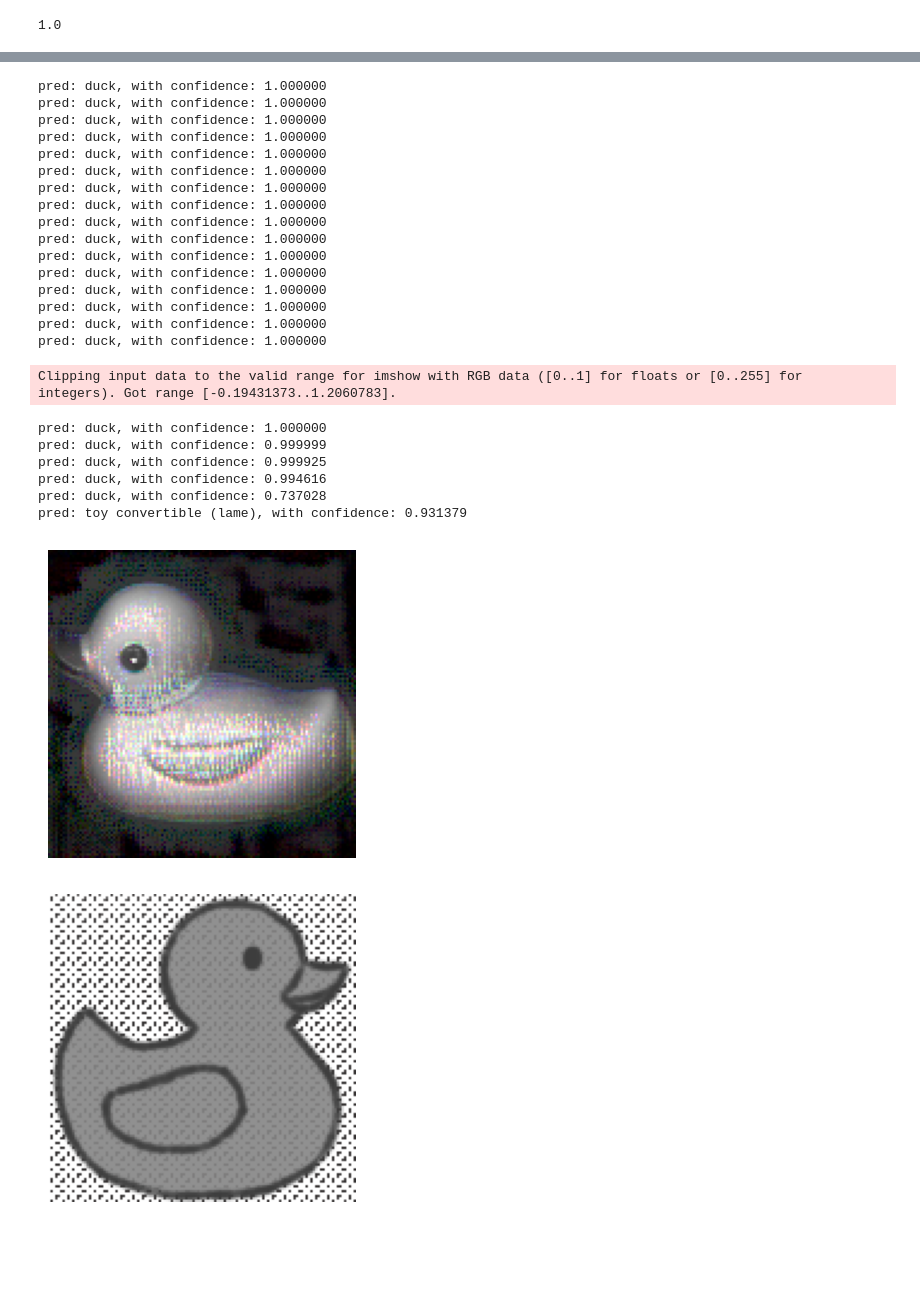
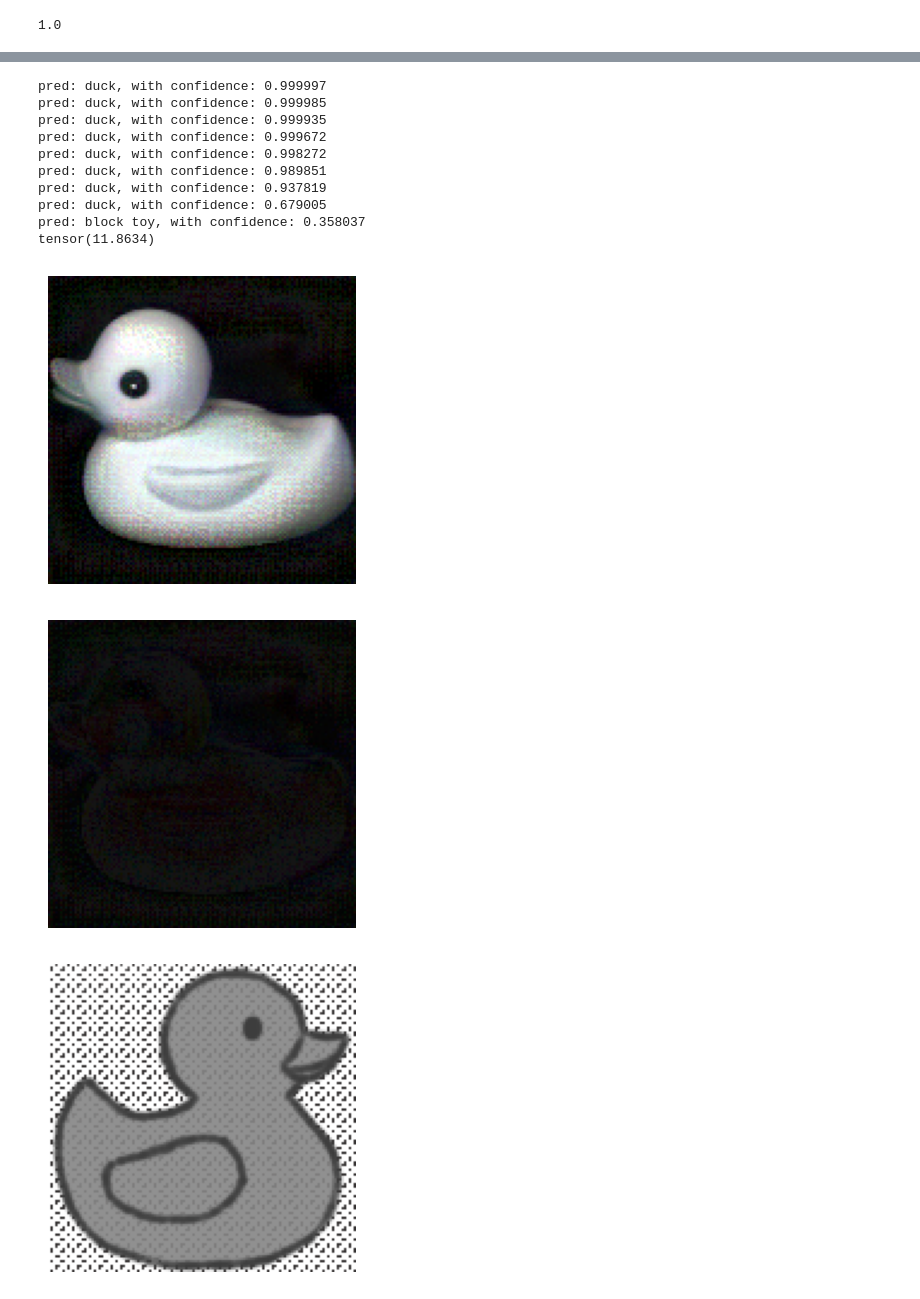
Before and after one commit to ameliamartinson/540-project-code, a Jupyter notebook: Coil20_simplified.ipynb, the cells around one changed output, grey strips where cells are left out. Saved outputs shown, nothing was run; the diff lists cells and outputs as text; code cells hidden in the pictures; blank space fills up the shorter version.

Commit message:
data gathering

```diff
--- a/Coil20_simplified.ipynb
+++ b/Coil20_simplified.ipynb
@@ -151,11 +151,14 @@ accuracy_history_valid = np.zeros(num_epochs)
 loss_fn = nn.CrossEntropyLoss()
 optimizer = torch.optim.Adam(model.parameters(), lr=1e-3)
 # %%
+torch.manual_seed(540)
+
+noise_std = 0.011
+
 for epoch in range(num_epochs):
     model.train()
     for x_batch, y_batch in train_images:
         # test adding noise:
-        noise_std = 0.05
         noise = torch.randn_like(x_batch)*noise_std
         x_batch = x_batch + noise
 
@@ -174,6 +177,8 @@ for epoch in range(num_epochs):
 
     model.eval()
     print(epoch)
+
+#torch.save(model.state_dict(), "prebuilts/coil20_{:.3f}.pth".format(noise_std))
 # %% [output]
 0
 1
@@ -306,7 +314,7 @@ def attack_sign(image_index, eps, n):
         grad_sign = torch.sign(image_grad)
         #perturbed_image = start_image + delta*image_grad
         perturbed_image = start_image + eps*grad_sign
-        #perturbed_image = torch.clamp(perturbed_image,0,1)
+        perturbed_image = torch.clamp(perturbed_image,0,1)
 
         output_pert = model(perturbed_image)
 
@@ -327,5 +335,8 @@ def attack_sign(image_index, eps, n):
             break
         start_image = perturbed_image.detach()
 
-    return start_image.squeeze(0).cpu().detach()
+    return_image = start_image.squeeze(0).cpu().detach()
+    diff_image = torch.abs(return_image - image_tensor)
+
+    return return_image, diff_image
 # %%
@@ -345,31 +363,21 @@ pred: toy convertible (lame), with confidence: 0.933686
 # %%
-image_attack_sign = attack_sign(0,0.01,200)
+image_attack_sign, diff_sign = attack_sign(0,0.01,200)
+print(torch.norm(diff_sign))
 display_image_tensor(image_attack_sign)
+display_image_tensor(diff_sign)
 # %% [output]
-pred: duck, with confidence: 1.000000
-pred: duck, with confidence: 1.000000
-pred: duck, with confidence: 1.000000
-pred: duck, with confidence: 1.000000
-pred: duck, with confidence: 1.000000
-pred: duck, with confidence: 1.000000
-pred: duck, with confidence: 1.000000
-pred: duck, with confidence: 1.000000
-pred: duck, with confidence: 1.000000
-pred: duck, with confidence: 1.000000
-pred: duck, with confidence: 1.000000
-pred: duck, with confidence: 1.000000
-pred: duck, with confidence: 1.000000
-pred: duck, with confidence: 1.000000
-pred: duck, with confidence: 1.000000
-pred: duck, with confidence: 1.000000
+pred: duck, with confidence: 0.999997
+pred: duck, with confidence: 0.999985
+pred: duck, with confidence: 0.999935
+pred: duck, with confidence: 0.999672
+pred: duck, with confidence: 0.998272
+pred: duck, with confidence: 0.989851
+pred: duck, with confidence: 0.937819
+pred: duck, with confidence: 0.679005
+pred: block toy, with confidence: 0.358037
+tensor(11.8634)
-Clipping input data to the valid range for imshow with RGB data ([0..1] for floats or [0..255] for integers). Got range [-0.19431373..1.2060783].
-pred: duck, with confidence: 1.000000
-pred: duck, with confidence: 0.999999
-pred: duck, with confidence: 0.999925
-pred: duck, with confidence: 0.994616
-pred: duck, with confidence: 0.737028
-pred: toy convertible (lame), with confidence: 0.931379
-[figure, old version]
+[figure, new version]
+[figure, added]
 # %%
 ducks = torchvision.datasets.ImageFolder("ducks", transform=transform)
 # %%
```
Also changed, not shown: parts of 6 cells of this notebook, 2 other files.
